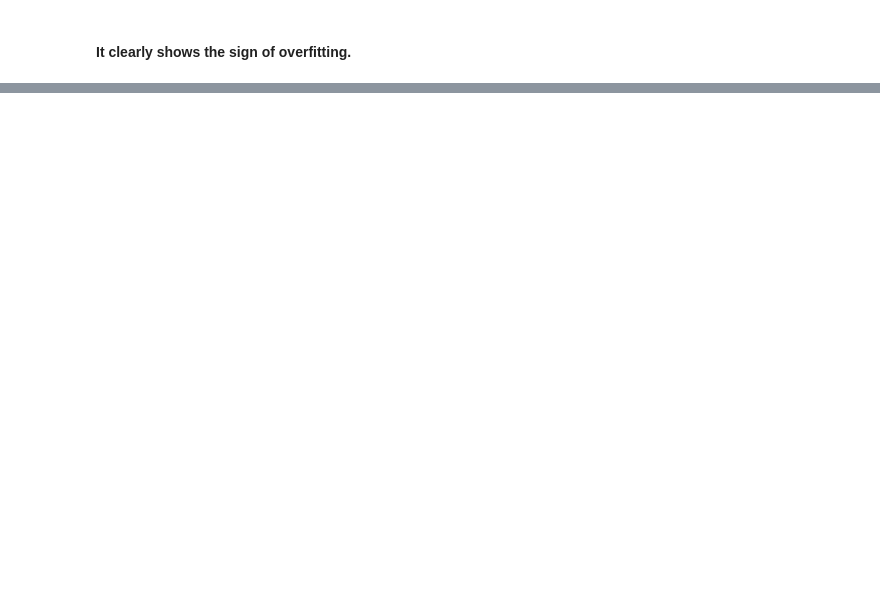
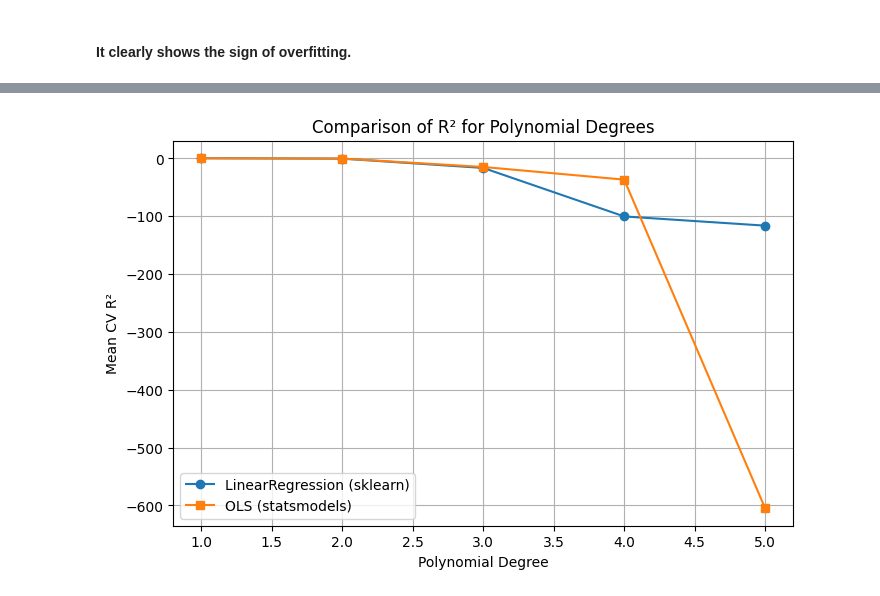
Before and after one commit to itsdipgit2024/ModC, a Jupyter notebook: OMDS-Module C-Week1-Dipankar Ganguli.ipynb, the cells around one changed output, grey strips where cells are left out. Saved outputs shown, nothing was run; the diff lists cells and outputs as text; code cells hidden in the pictures; blank space fills up the shorter version.

```diff
--- a/OMDS-Module C-Week1-Dipankar Ganguli.ipynb
+++ b/OMDS-Module C-Week1-Dipankar Ganguli.ipynb
@@ -143,0 +246,32 @@ strong multicollinearity or other numerical problems.
+# %%
+from sklearn.model_selection import KFold
+
+# Cross-validation for OLS with polynomial features
+
+degrees = [1, 2, 3, 4, 5]
+cv_scores_ols = []
+
+kf = KFold(n_splits=5, shuffle=True, random_state=42)
+
+for degree in degrees:
+    poly = PolynomialFeatures(degree=degree, include_bias=False)
+    X_poly = poly.fit_transform(X)
+    fold_scores = []
+    for train_idx, test_idx in kf.split(X_poly):
+        X_train, X_test = X_poly[train_idx], X_poly[test_idx]
+        y_train, y_test = y.iloc[train_idx], y.iloc[test_idx]
+        X_train_const = sm.add_constant(X_train)
+        X_test_const = sm.add_constant(X_test)
+        model = sm.OLS(y_train, X_train_const).fit()
+        y_pred = model.predict(X_test_const)
+        ss_res = np.sum((y_test - y_pred) ** 2)
+        ss_tot = np.sum((y_test - np.mean(y_test)) ** 2)
+        r2 = 1 - ss_res / ss_tot
+        fold_scores.append(r2)
+    cv_scores_ols.append(np.mean(fold_scores))
+
+for d, score in zip(degrees, cv_scores_ols):
+    print(f"Degree {d}: Mean CV R^2 (OLS) = {score:.4f}")
+
+best_degree_ols = degrees[np.argmax(cv_scores_ols)]
+print(f"\nBest polynomial degree for OLS based on cross-validation: {best_degree_ols}")
@@ -143,0 +323,12 @@ strong multicollinearity or other numerical problems.
+# %%
+plt.figure(figsize=(8, 5))
+plt.plot(degrees, cv_scores, marker='o', label='LinearRegression (sklearn)')
+plt.plot(degrees, cv_scores_ols, marker='s', label='OLS (statsmodels)')
+plt.xlabel('Polynomial Degree')
+plt.ylabel('Mean CV R²')
+plt.title('Comparison of R² for Polynomial Degrees')
+plt.legend()
+plt.grid(True)
+plt.show()
+# %% [output]
+[figure, added]
```
Also changed, not shown: parts of 14 cells of this notebook, 2 other files.
